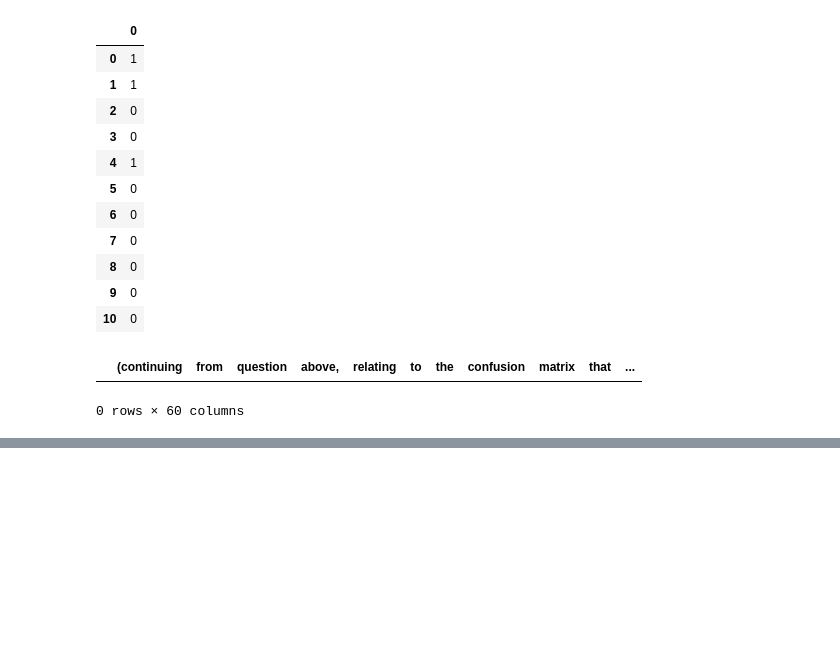
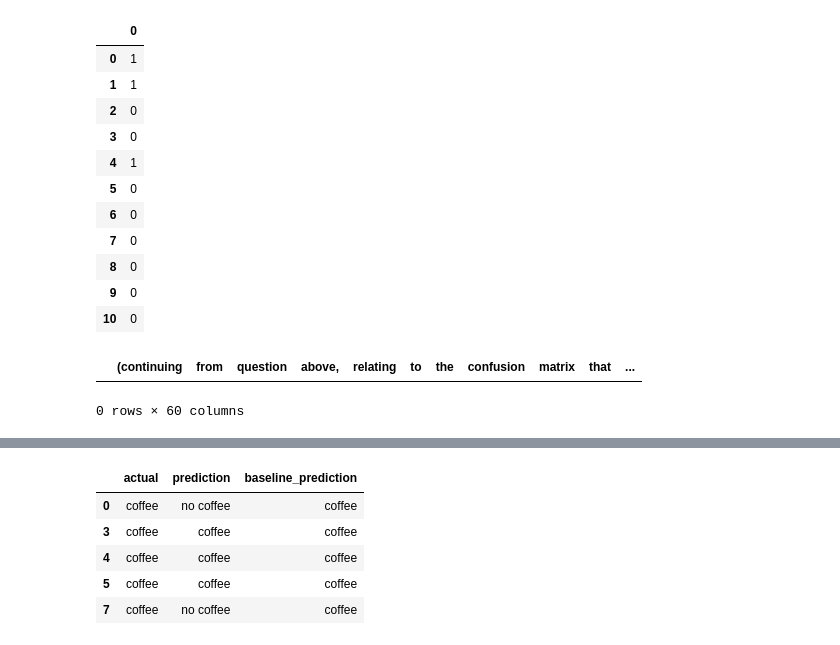
Before and after one commit to Severina7/Man_in_a_hole, a Jupyter notebook: doodle_and_draft.ipynb, the cells around one changed output, grey strips where cells are left out. Drawn from its saved outputs; the diff is of its cells as text; code cells hidden in the pictures; blank space fills up the shorter version.

```diff
--- a/doodle_and_draft.ipynb
+++ b/doodle_and_draft.ipynb
@@ -861,0 +907,10 @@ df
+# %%
+subset = df[df.actual == 'coffee']
+subset
+# %% [output]
+|  | actual | prediction | baseline_prediction |
+| 0 | coffee | no coffee | coffee |
+| 3 | coffee | coffee | coffee |
+| 4 | coffee | coffee | coffee |
+| 5 | coffee | coffee | coffee |
+| 7 | coffee | no coffee | coffee |
```
Also changed, not shown: parts of 5 cells of this notebook, 1 other file.
